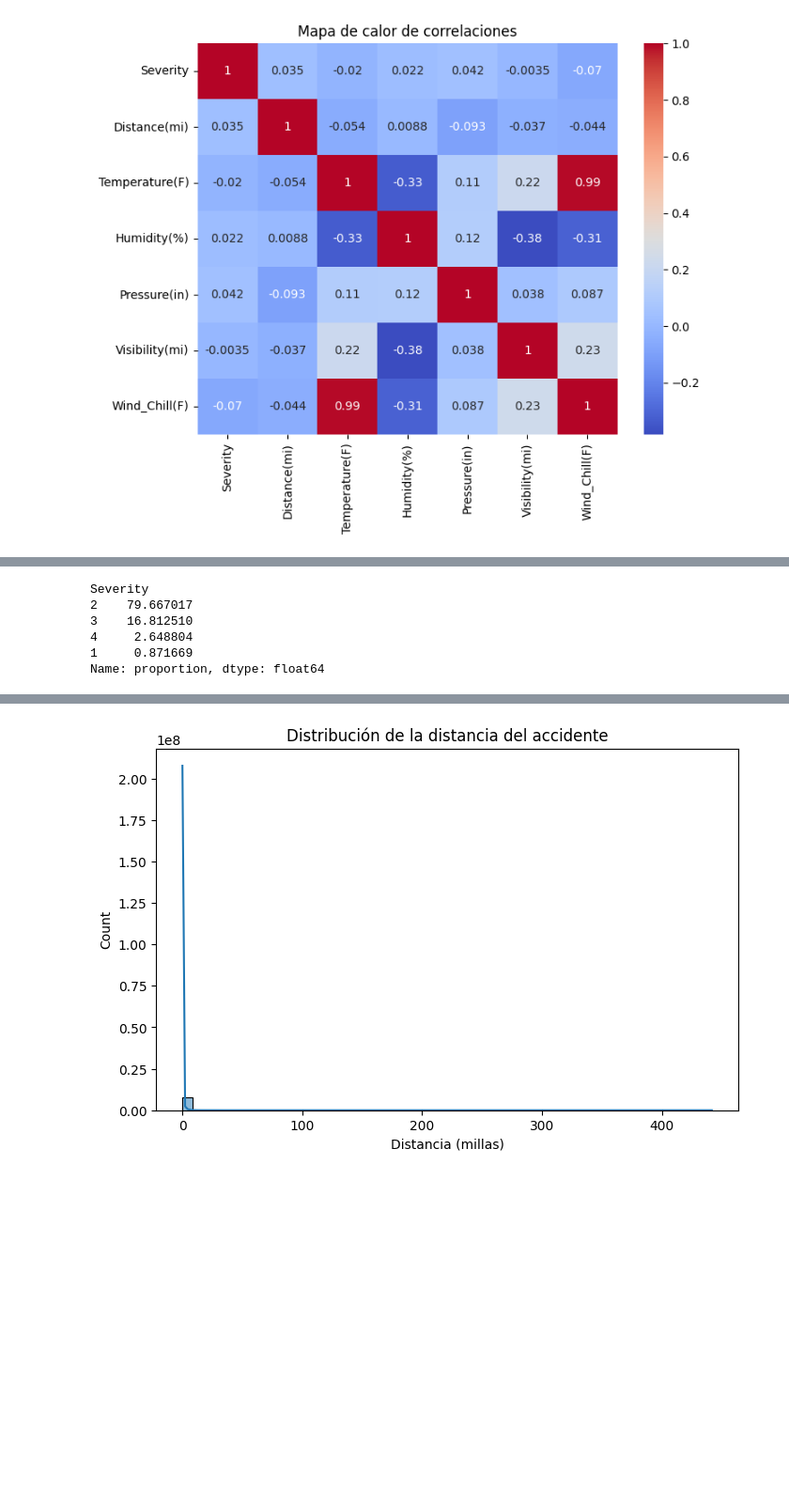
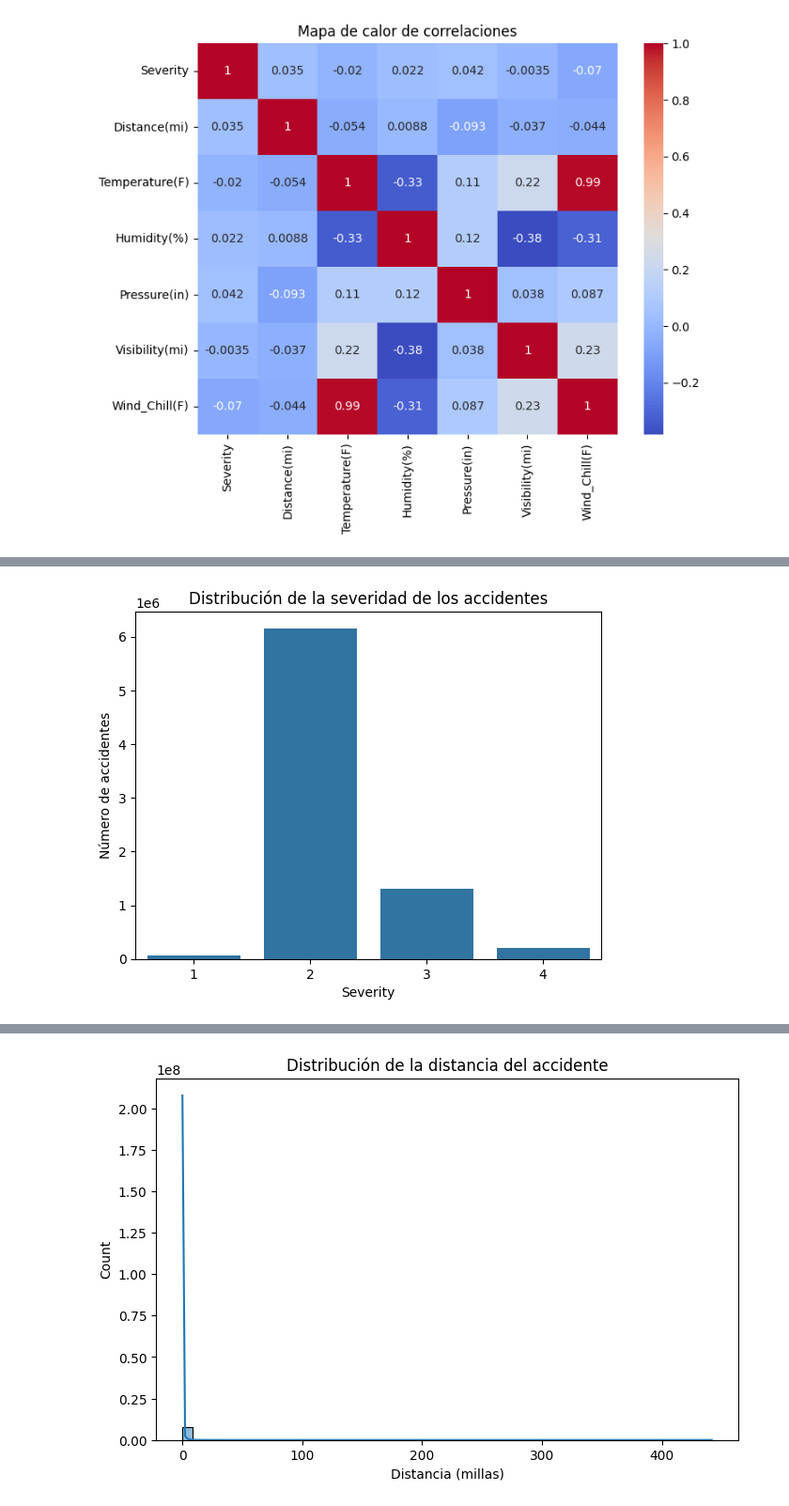
Before and after one commit to KAGmay05/Traffic_Accidents_Stats_Analysis, a Jupyter notebook: Analisis_Exploratorio_Datos.ipynb, the cells around one changed output, grey strips where cells are left out. Shown at 94% size. Drawn from its saved outputs; the diff is of its cells as text; code cells hidden in the pictures; blank space fills up the shorter version.

Commit message:
Update analisis of the data

```diff
--- a/Analisis_Exploratorio_Datos.ipynb
+++ b/Analisis_Exploratorio_Datos.ipynb
@@ -91,9 +120,7 @@ plt.show()
 # %%
-df['Severity'].value_counts(normalize=True) * 100
+sns.countplot(x='Severity', data=df, order=[1,2,3,4])
+plt.title('Distribución de la severidad de los accidentes')
+plt.ylabel('Número de accidentes')
+plt.show()
 # %% [output]
-Severity
-2    79.667017
-3    16.812510
-4     2.648804
-1     0.871669
-Name: proportion, dtype: float64
+[figure, added]
```
Also changed, not shown: parts of 56 cells of this notebook.
